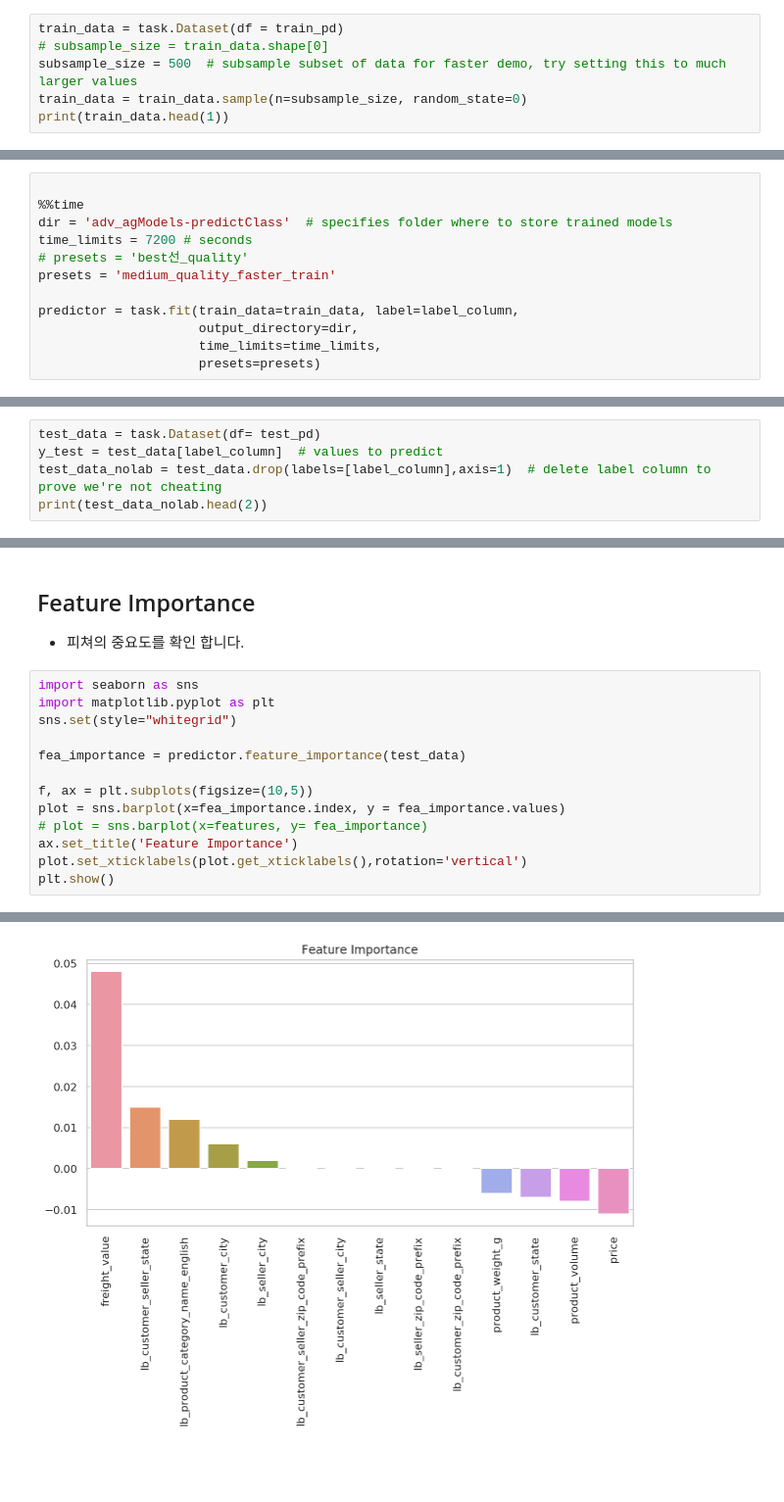
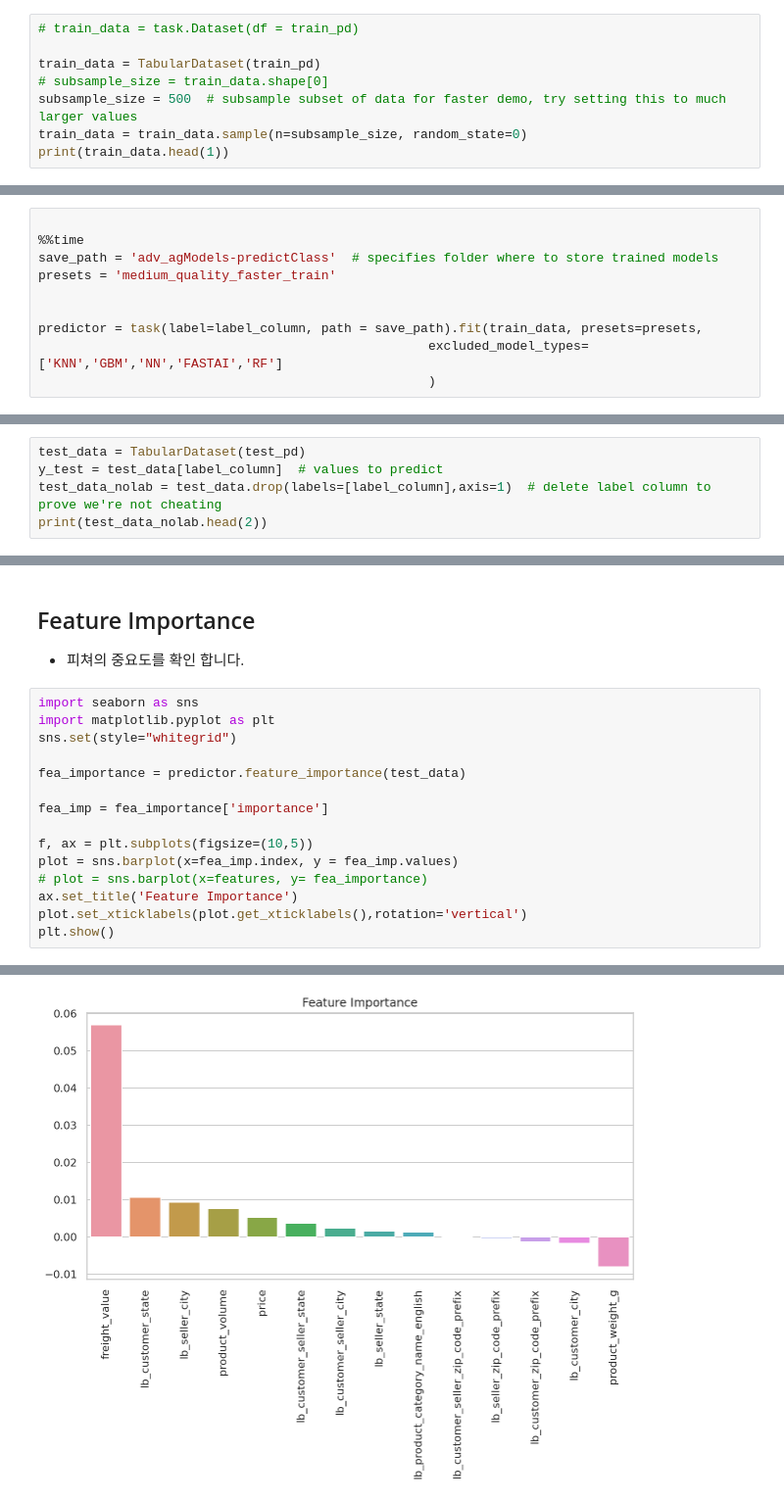
Before and after one commit to gonsoomoon-ml/predict-delivery-time, a Jupyter notebook: brazil_ecommerce/1.7.AutoGluon.ipynb, the cells around one changed output, grey strips where cells are left out. Shown at 98% size. Saved outputs shown, nothing was run; the diff lists cells and outputs as text; blank space fills up the shorter version.

```diff
--- a/brazil_ecommerce/1.7.AutoGluon.ipynb
+++ b/brazil_ecommerce/1.7.AutoGluon.ipynb
@@ -128,7 +127,9 @@ from autogluon import TabularPrediction as task # 0.0.14 version (stable)
 로컬에 저장된 파일을 오토글로온의 Tabular 데이터 타입으로 로딩 합니다. 이후 랜덤 샘플링을 하고 데이터를 확인 합니다.
 - 아래 데이타 샘플을 모두 하면 약 4:30 초 훈련 시간이 걸림
 # %%
-train_data = task.Dataset(df = train_pd)
+# train_data = task.Dataset(df = train_pd)
+
+train_data = TabularDataset(train_pd)
 # subsample_size = train_data.shape[0]
 subsample_size = 500  # subsample subset of data for faster demo, try setting this to much larger values
 train_data = train_data.sample(n=subsample_size, random_state=0)
@@ -162,13 +163,11 @@ label_column = 'classes'
 # %%
 
 %%time
-dir = 'adv_agModels-predictClass'  # specifies folder where to store trained models
-time_limits = 7200 # seconds
-# presets = 'best선_quality'
+save_path = 'adv_agModels-predictClass'  # specifies folder where to store trained models
 presets = 'medium_quality_faster_train'
 
-predictor = task.fit(train_data=train_data, label=label_column,
-                     output_directory=dir,
-                     time_limits=time_limits,
-                     presets=presets)
+
+predictor = task(label=label_column, path = save_path).fit(train_data, presets=presets,
+                                                   excluded_model_types=['KNN','GBM','NN','FASTAI','RF']
+                                                   )
 # %% [output]
@@ -197,7 +196,7 @@ Wall time: 16.6 s
 - 여기서는 y_test의 레이블만 가지고 있는 변수를 생성
 - test_data_nolab는 레이블만 없는 피쳐만으로 구성된 데이터를 생성 합니다.
 # %%
-test_data = task.Dataset(df= test_pd)
+test_data = TabularDataset(test_pd)
 y_test = test_data[label_column]  # values to predict
 test_data_nolab = test_data.drop(labels=[label_column],axis=1)  # delete label column to prove we're not cheating
 print(test_data_nolab.head(2))
@@ -320,8 +313,10 @@ sns.set(style="whitegrid")
 
 fea_importance = predictor.feature_importance(test_data)
 
+fea_imp = fea_importance['importance']
+
 f, ax = plt.subplots(figsize=(10,5))
-plot = sns.barplot(x=fea_importance.index, y = fea_importance.values)
+plot = sns.barplot(x=fea_imp.index, y = fea_imp.values)
 # plot = sns.barplot(x=features, y= fea_importance)
 ax.set_title('Feature Importance')
 plot.set_xticklabels(plot.get_xticklabels(),rotation='vertical')
@@ -333 +328 @@ Computing raw permutation importance for 14 features on weighted_ensemble_k0_l1
-[figure, old version]
+[figure, new version]
```
Also changed, not shown: parts of 8 cells of this notebook, 5 other files.
